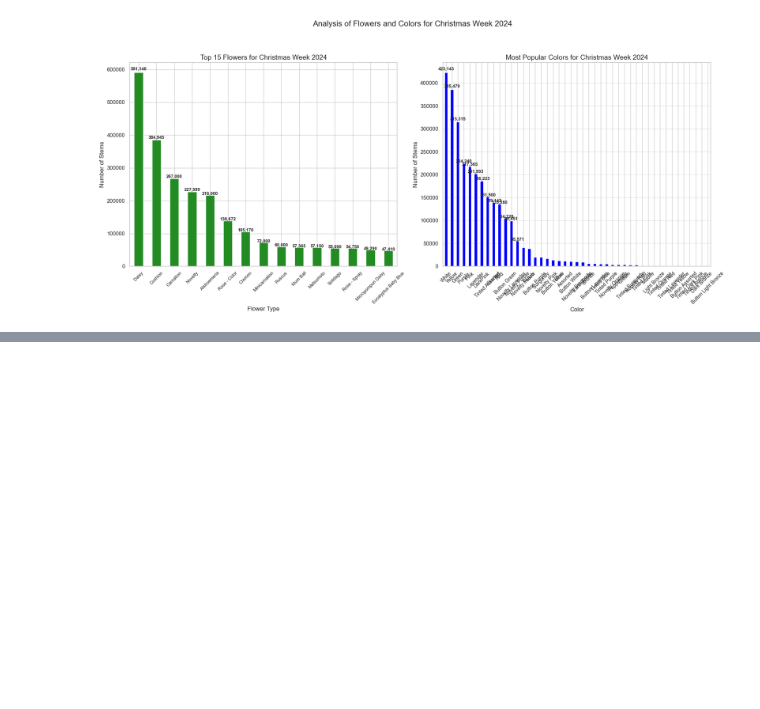
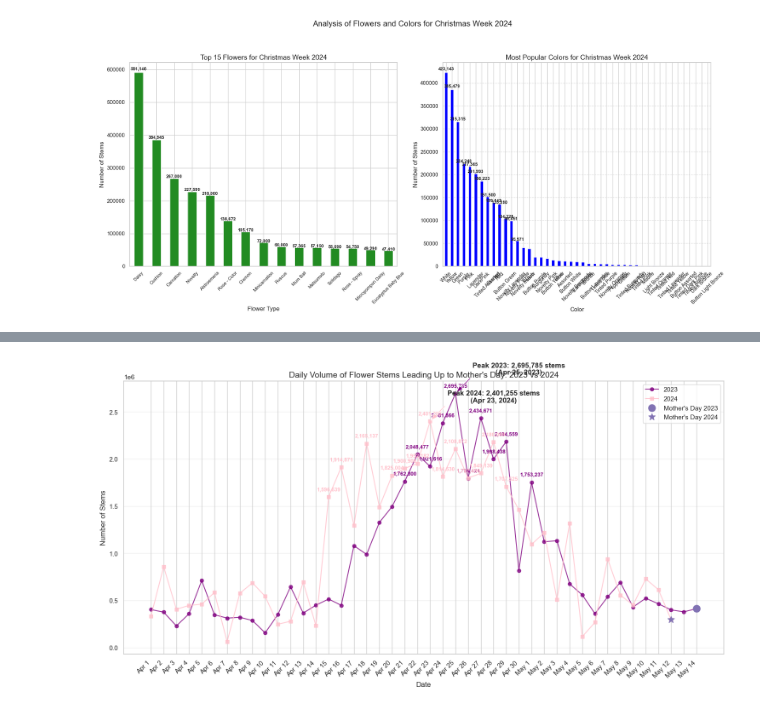
Before and after one commit to anamacam/ML_stems_predict, a Jupyter notebook: notebooks/EDA_holidays.ipynb, the cells around one changed output, grey strips where cells are left out. Saved outputs shown, nothing was run; the diff lists cells and outputs as text; code cells hidden in the pictures; blank space fills up the shorter version.

```diff
--- a/notebooks/EDA_holidays.ipynb
+++ b/notebooks/EDA_holidays.ipynb
@@ -589,0 +762,91 @@ plt.show()
+# %%
+# Comparing Mother's Day Stem Volume between 2023-2024
+# Filter data for Mother's Day periods in 2023
+mothers_day_2023 = df[(df['Year'] == 2023) &
+                     (((df['Month'] == 4)) |
+                     ((df['Month'] == 5) & (df['Day'] <= 14)))]
+
+# Find the exact date of Mother's Day 2023
+mothers_day_date_2023 = None
+for date in holiday_dates_by_name['mothers_day']:
+    if date.year == 2023:
+        mothers_day_date_2023 = date
+        break
+
+# Group by date and sum the stems for 2023
+daily_stems_mothers_2023 = mothers_day_2023.groupby(['Month', 'Day'])['Stems'].sum().reset_index()
+daily_stems_mothers_2023['date'] = pd.to_datetime('2023-' +
+                                           daily_stems_mothers_2023['Month'].astype(str).str.zfill(2) + '-' +
+                                           daily_stems_mothers_2023['Day'].astype(str).str.zfill(2))
+daily_stems_mothers_2023 = daily_stems_mothers_2023.sort_values('date')
+
+# Create a comparison plot
+plt.figure(figsize=(15, 8))
+
+# Plot both years using line plots for better comparison
+plt.plot(range(len(daily_stems_mothers_2023)), daily_stems_mothers_2023['Stems'],
+         marker='o', linestyle='-', color='purple', alpha=0.8, label='2023')
+
+# Use the mothers_day data from cell 5 for 2024
+plt.plot(range(len(daily_stems_mothers)), daily_stems_mothers['Stems'],
+         marker='s', linestyle='-', color='pink', alpha=0.8, label='2024')
+
+# Add Mother's Day 2023 marker
+mothers_day_idx_2023 = daily_stems_mothers_2023[
+    (daily_stems_mothers_2023['Month'] == mothers_day_date_2023.month) &
+    (daily_stems_mothers_2023['Day'] == mothers_day_date_2023.day)
+].index
+if not mothers_day_idx_2023.empty:
+    mothers_day_idx_2023 = mothers_day_idx_2023[0]
+    plt.plot(mothers_day_idx_2023, daily_stems_mothers_2023.iloc[mothers_day_idx_2023]['Stems'],
+             'mo', markersize=12, label="Mother's Day 2023")
+
+# Add Mother's Day 2024 marker
+if mothers_day_date:
+    plt.plot(mothers_day_idx, daily_stems_mothers.iloc[mothers_day_idx]['Stems'],
+             'm*', markersize=12, label="Mother's Day 2024")
+
+# Format x-axis labels for 2023 (use these as reference)
+date_labels_mothers = [f"{d.month_name()[:3]} {d.day}" for d in daily_stems_mothers_2023['date']]
+plt.xticks(range(len(date_labels_mothers)), date_labels_mothers, rotation=45, ha='right')
+
+# Add labels and title
+plt.title('Daily Volume of Flower Stems Leading Up to Mother\'s Day: 2023 vs 2024', fontsize=14)
+plt.xlabel('Date', fontsize=12)
+plt.ylabel('Number of Stems', fontsize=12)
+plt.grid(axis='y', alpha=0.3)
+plt.legend()
+
+# Highlight key peaks
+for i, v in enumerate(daily_stems_mothers_2023['Stems']):
+    if v > 1500000:  # Highlight significant peaks
+        plt.text(i, v + 50000, f'{v:,}', ha='center', va='bottom', fontweight='bold', fontsize=9, color='purple')
+
+for i, v in enumerate(daily_stems_mothers['Stems']):
+    if v > 1500000:  # Highlight significant peaks
+        plt.text(i, v + 50000, f'{v:,}', ha='center', va='bottom', fontweight='bold', fontsize=9, color='pink')
+
+# Add annotation comparing the peak volumes between years
+peak_2023_mothers = daily_stems_mothers_2023['Stems'].max()
+peak_2024_mothers = daily_stems_mothers['Stems'].max()
+peak_idx_2023_mothers = daily_stems_mothers_2023['Stems'].idxmax()
+peak_idx_2024_mothers = daily_stems_mothers['Stems'].idxmax()
+peak_date_2023_mothers = daily_stems_mothers_2023.iloc[peak_idx_2023_mothers]['date'].strftime('%b %d, %Y')
+peak_date_2024_mothers = daily_stems_mothers.iloc[peak_idx_2024_mothers]['date'].strftime('%b %d, %Y')
+
+plt.annotate(f"Peak 2023: {peak_2023_mothers:,} stems\n({peak_date_2023_mothers})",
+             xy=(peak_idx_2023_mothers, peak_2023_mothers), xycoords='data',
+             xytext=(peak_idx_2023_mothers+5, peak_2023_mothers+200000), textcoords='data',
+             arrowprops=dict(facecolor='purple', shrink=0.05, width=2, headwidth=8),
+             ha='center', fontweight='bold')
+
+plt.annotate(f"Peak 2024: {peak_2024_mothers:,} stems\n({peak_date_2024_mothers})",
+             xy=(peak_idx_2024_mothers, peak_2024_mothers), xycoords='data',
+             xytext=(peak_idx_2024_mothers+5, peak_2024_mothers+200000), textcoords='data',
+             arrowprops=dict(facecolor='pink', shrink=0.05, width=2, headwidth=8),
+             ha='center', fontweight='bold')
+
+plt.tight_layout()
+plt.show()
+# %% [output]
+[figure, added]
```
Also changed, not shown: parts of 8 cells of this notebook.
